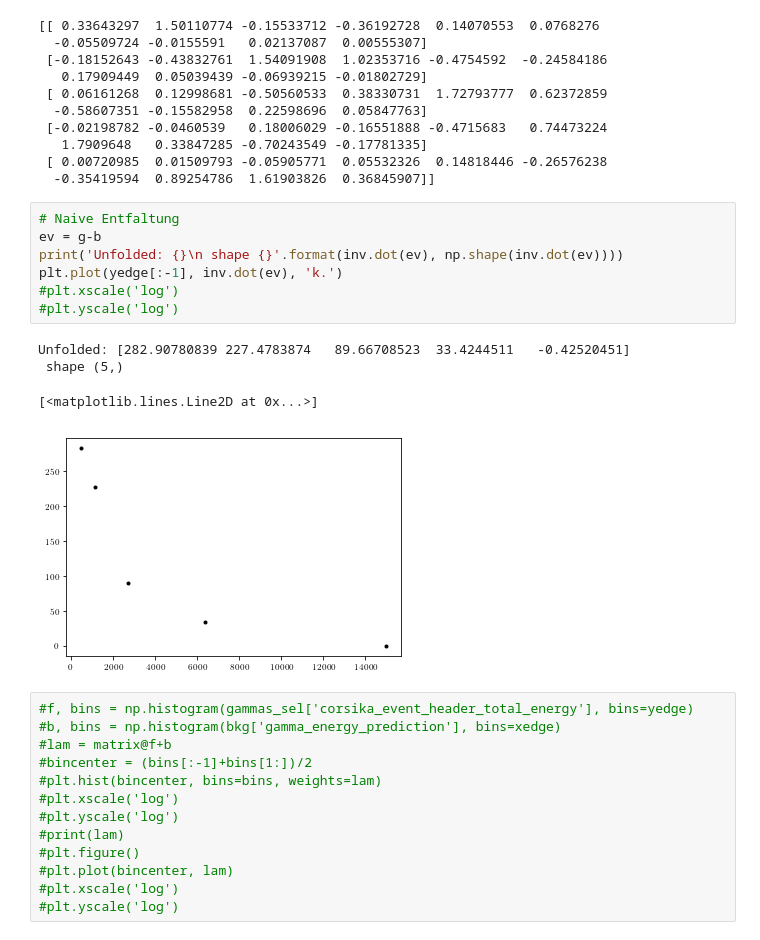
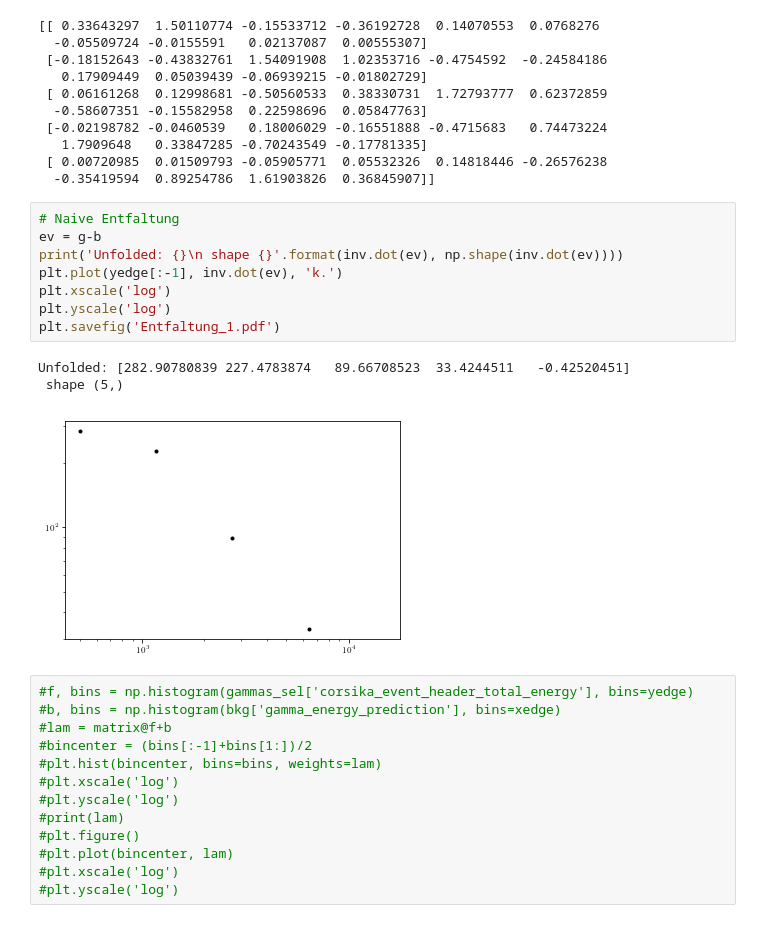
Before and after one commit to Ninilini/FP_Teilchen, a Jupyter notebook: FACT/plots/data_reading.ipynb, the cells around one changed output. Cells and saved outputs as stored; diff of their text form.

```diff
--- a/FACT/plots/data_reading.ipynb
+++ b/FACT/plots/data_reading.ipynb
@@ -190,15 +190,15 @@ print(inv)
 # %%
 # Naive Entfaltung
 ev = g-b
 print('Unfolded: {}\n shape {}'.format(inv.dot(ev), np.shape(inv.dot(ev))))
 plt.plot(yedge[:-1], inv.dot(ev), 'k.')
-#plt.xscale('log')
-#plt.yscale('log')
+plt.xscale('log')
+plt.yscale('log')
+plt.savefig('Entfaltung_1.pdf')
 # %% [output]
 Unfolded: [282.90780839 227.4783874   89.66708523  33.4244511   -0.42520451]
  shape (5,)
-[<matplotlib.lines.Line2D at 0x...>]
-[figure, old version]
+[figure, new version]
 # %%
 #f, bins = np.histogram(gammas_sel['corsika_event_header_total_energy'], bins=yedge)
 #b, bins = np.histogram(bkg['gamma_energy_prediction'], bins=xedge)
```
